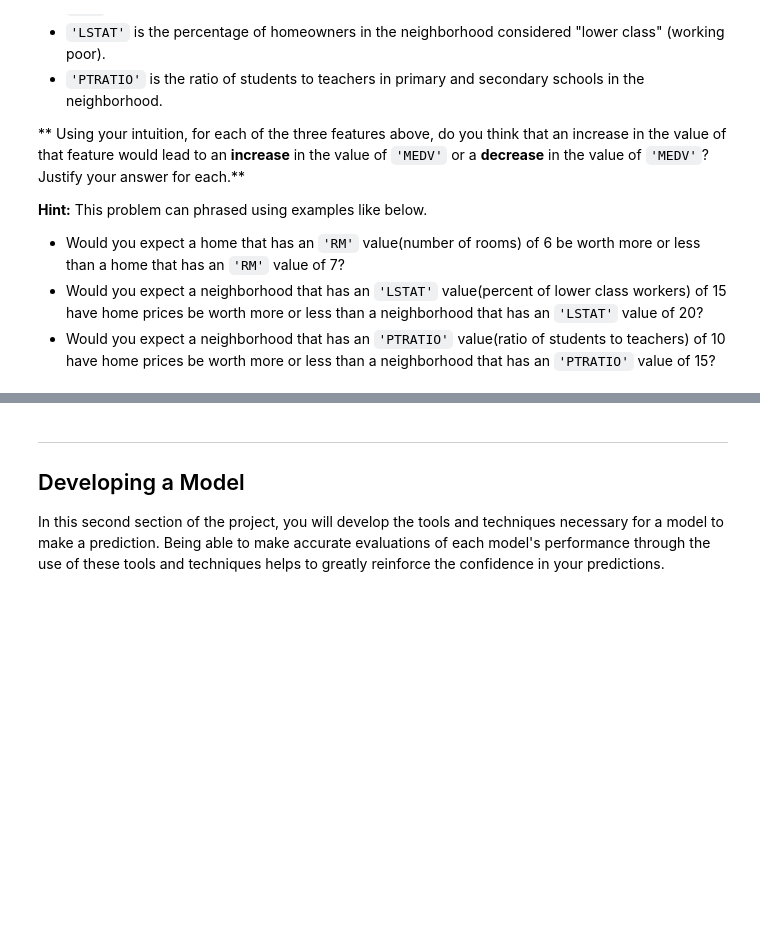
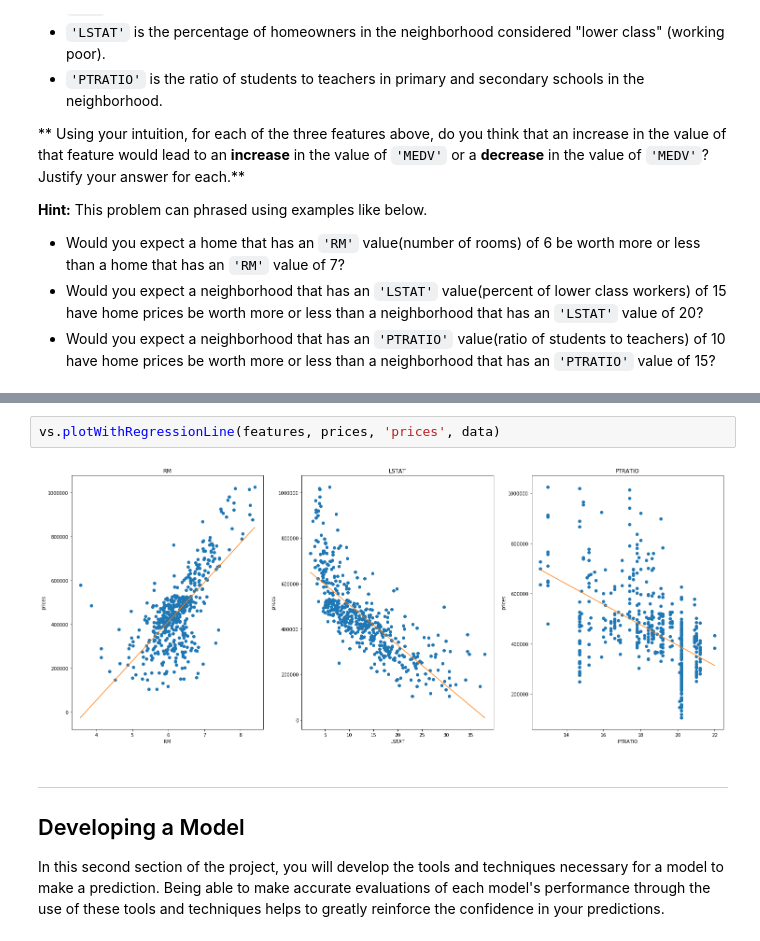
Before and after one commit to kedarnath6970/machine_learning, a Jupyter notebook: boston_housing/boston_housing.ipynb, the cells around one changed output, grey strips where cells are left out. Drawn from its saved outputs; the diff is of its cells as text; blank space fills up the shorter version.

```diff
--- a/boston_housing/boston_housing.ipynb
+++ b/boston_housing/boston_housing.ipynb
@@ -123,3 +132,7 @@ As a reminder, we are using three features from the Boston housing dataset: `'RM
+# %%
+vs.plotWithRegressionLine(features, prices, 'prices', data)
+# %% [output]
+[figure, added]
 # %% [markdown]
 ----
 
```
Also changed, not shown: parts of 37 cells of this notebook, 1 other file.
